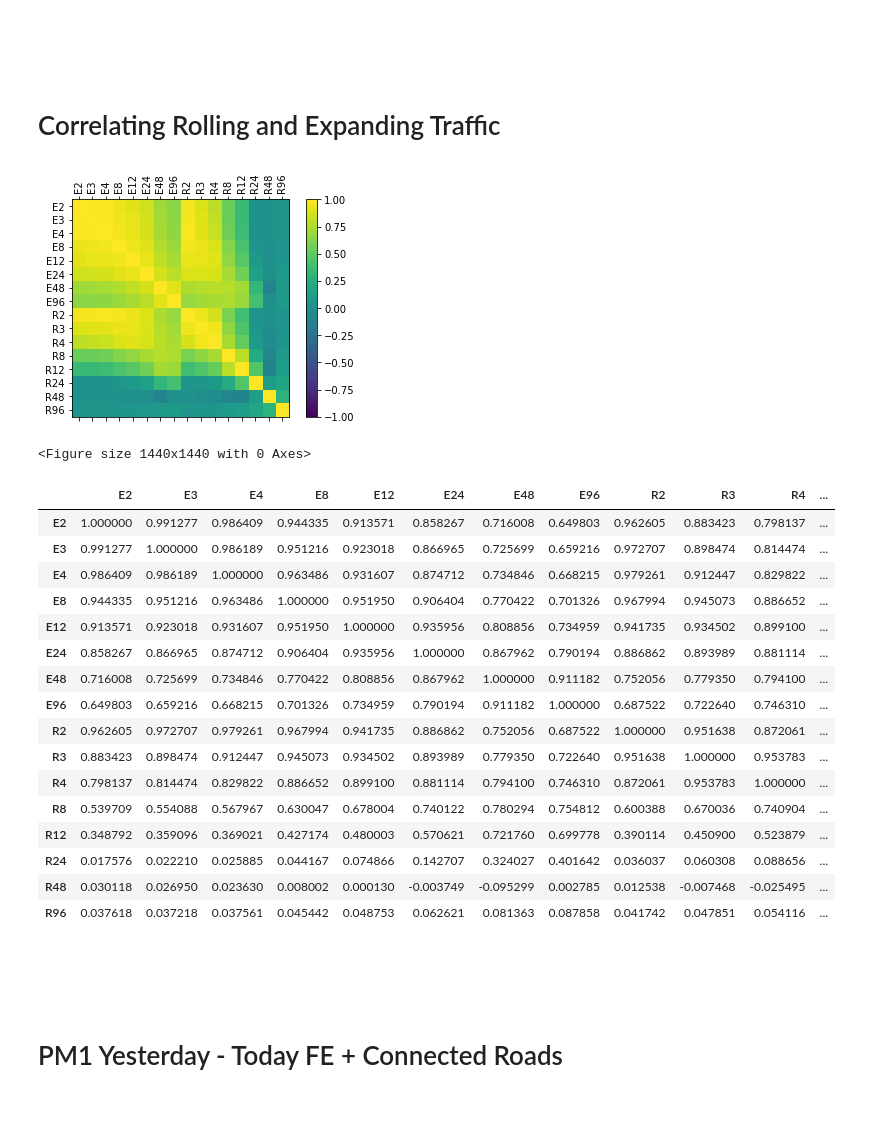
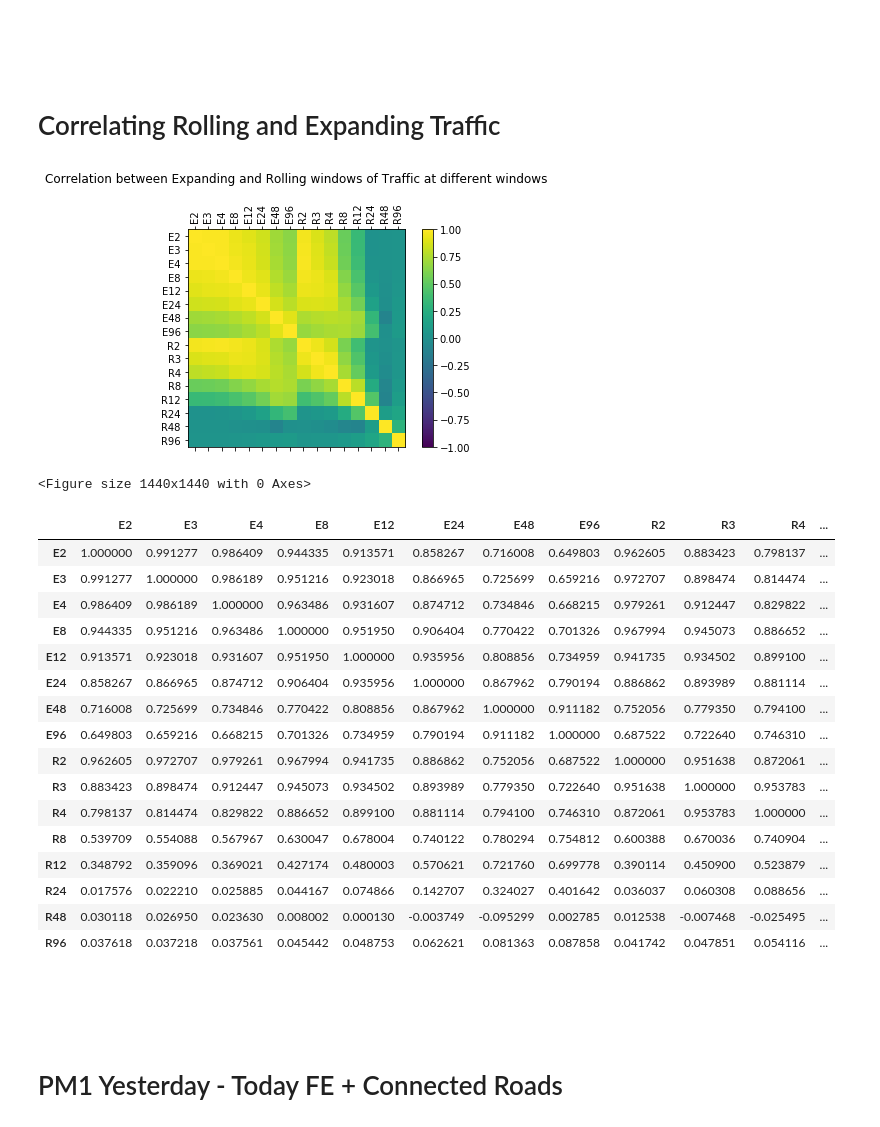
Before and after one commit to fuouo/TrafficBato, a Jupyter notebook: analysis/DataVisualization.ipynb, the cells around one changed output. Cells and saved outputs as stored; diff of their text form; code cells hidden in the pictures.

```diff
--- a/analysis/DataVisualization.ipynb
+++ b/analysis/DataVisualization.ipynb
@@ -7,7 +7,7 @@ import math
 from sklearn.preprocessing import MinMaxScaler
 import seaborn as sns
 # %%
-def visualizeCorrelationPlot(dc):
+def visualizeCorrelationPlot(dc, title=""):
     fig = plt.figure()
     plt.figure(figsize=(20, 20))
     ax = fig.add_subplot(111)
@@ -19,6 +19,8 @@ def visualizeCorrelationPlot(dc):
     ax.set_xticks(ticks)
     ax.set_yticklabels(dc.columns)
     ax.set_xticklabels(dc.columns, rotation="vertical")
+    ax.set_title(title)
+
 
     plt.show()
 # %% [markdown]
@@ -211,35 +213,35 @@ for w in windows:
     cols_to_remove = [0, 1, 2, 5]
     cols_to_remove += getNeededFeatures(expanding_traffic.columns, ["statusN"], "Rolling")
     expanding_traffic.index = pd.to_datetime(expanding_traffic.dt, format='%d/%m/%Y %H:%M')
     expanding_traffic.drop(expanding_traffic.columns[[cols_to_remove]], axis=1, inplace=True)
     ####################################################################################
     temp = pd.DataFrame(data=expanding_traffic.iloc[:,0].values, columns=['E'+str(w)])
     expanding_traffic_list.append(temp)
 
 
     ROLLING_WINDOW = w
     ##################################### ROLLING #####################################
     TRAFFIC_DIR = DIR + "mmda/Rolling/" + DATASET_DIVISION + "/"
     TRAFFIC_FILENAME = "eng_win" + str(ROLLING_WINDOW) + "_mmda_" + ROAD + "_" + YEAR + "_" + DATASET_DIVISION
     rolling_traffic = pd.read_csv(TRAFFIC_DIR + TRAFFIC_FILENAME + EXT, skipinitialspace=True)
     cols_to_remove = [0, 1, 2]
     cols_to_remove += getNeededFeatures(rolling_traffic.columns, ["statusN"], "Rolling")
     rolling_traffic.index = pd.to_datetime(rolling_traffic.dt, format='%Y-%m-%d %H:%M')
     rolling_traffic.drop(rolling_traffic.columns[[cols_to_remove]], axis=1, inplace=True)
     ####################################################################################
     temp = pd.DataFrame(data=rolling_traffic.iloc[:,0].values, columns=['R'+str(w)])
     rolling_traffic_list.append(temp)
 
 merged_expanding_corr = pd.concat(expanding_traffic_list, axis=1)
 merged_rolling_corr = pd.concat(rolling_traffic_list, axis=1)
 merged_corr = pd.concat([merged_expanding_corr, merged_rolling_corr], axis=1)
 #Array to Dataframe
 merged_corr = merged_corr.corr(method='spearman')
-visualizeCorrelationPlot(merged_corr)
+visualizeCorrelationPlot(merged_corr, title="Correlation between Expanding and Rolling windows of Traffic at different windows\n\n")
 
 merged_corr
 # %% [output]
-[figure, old version]
+[figure, new version]
 <Figure size 1440x1440 with 0 Axes>
 |  | E2 | E3 | E4 | E8 | E12 | E24 | E48 | E96 | R2 | R3 | R4 | ... |
 | E2 | 1.000000 | 0.991277 | 0.986409 | 0.944335 | 0.913571 | 0.858267 | 0.716008 | 0.649803 | 0.962605 | 0.883423 | 0.798137 | ... |
```
Also changed, not shown: parts of 2 cells of this notebook.
